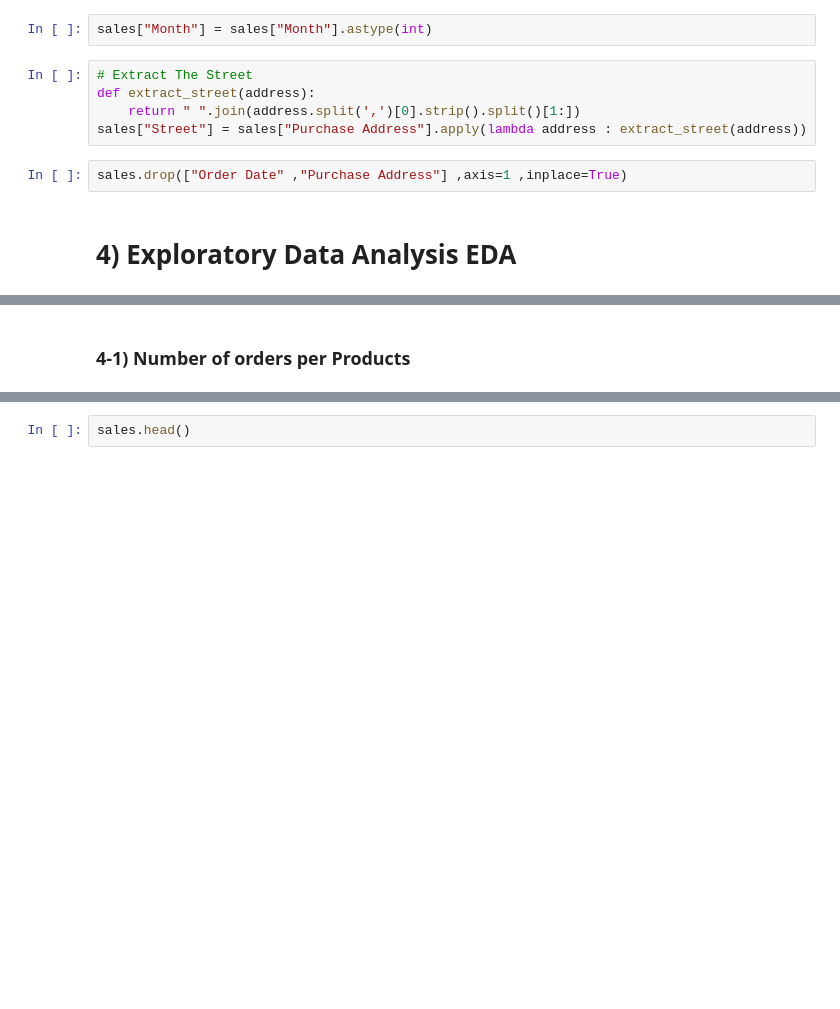
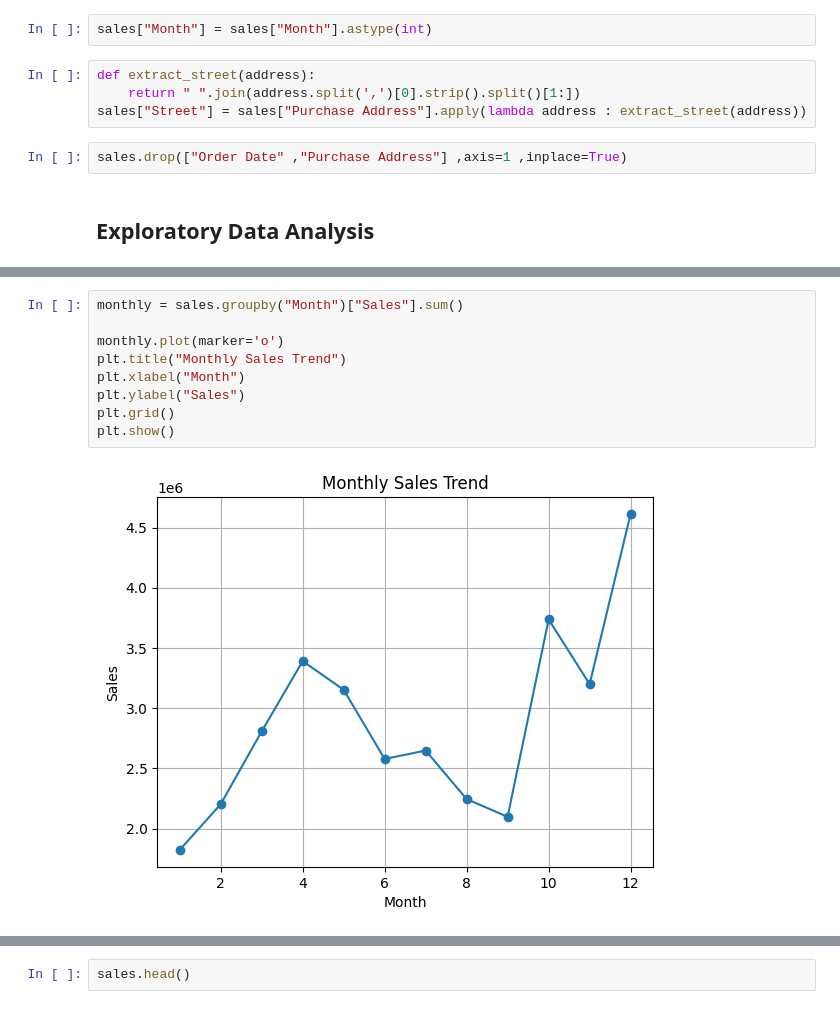
Before and after one commit to Gauraang05/Semantic-Sales-Trend-Analyser, a Jupyter notebook: sales-data-analysis.ipynb, the cells around one changed output, grey strips where cells are left out. Cells and saved outputs as stored; diff of their text form; blank space fills up the shorter version.

```diff
--- a/sales-data-analysis.ipynb
+++ b/sales-data-analysis.ipynb
@@ -59,14 +108,13 @@ sales["Day"] = sales['Order Date'].apply(lambda date : extract_day(date))
 # %%
 sales["Month"] = sales["Month"].astype(int)
 # %%
-# Extract The Street
 def extract_street(address):
     return " ".join(address.split(',')[0].strip().split()[1:])
 sales["Street"] = sales["Purchase Address"].apply(lambda address : extract_street(address))
 # %%
 sales.drop(["Order Date" ,"Purchase Address"] ,axis=1 ,inplace=True)
 # %% [markdown]
-# 4) Exploratory Data Analysis EDA
+## Exploratory Data Analysis
 # %%
 sales.head()
 # %% [output]
@@ -76,5 +124,14 @@ sales.head()
 | 2 | USB-C Charging Cable | 1 | 11.95 | 12 | 11.95 | New York City | 18 | 2019 | 12 | Main St |
 | 3 | 27in FHD Monitor | 1 | 149.99 | 12 | 149.99 | San Francisco | 15 | 2019 | 22 | 6th St |
 | 4 | USB-C Charging Cable | 1 | 11.95 | 12 | 11.95 | Atlanta | 12 | 2019 | 18 | Hill St |
-# %% [markdown]
-### 4-1) Number of orders per Products
+# %%
+monthly = sales.groupby("Month")["Sales"].sum()
+
+monthly.plot(marker='o')
+plt.title("Monthly Sales Trend")
+plt.xlabel("Month")
+plt.ylabel("Sales")
+plt.grid()
+plt.show()
+# %% [output]
+[figure, added]
```
Also changed, not shown: parts of 21 cells of this notebook.
